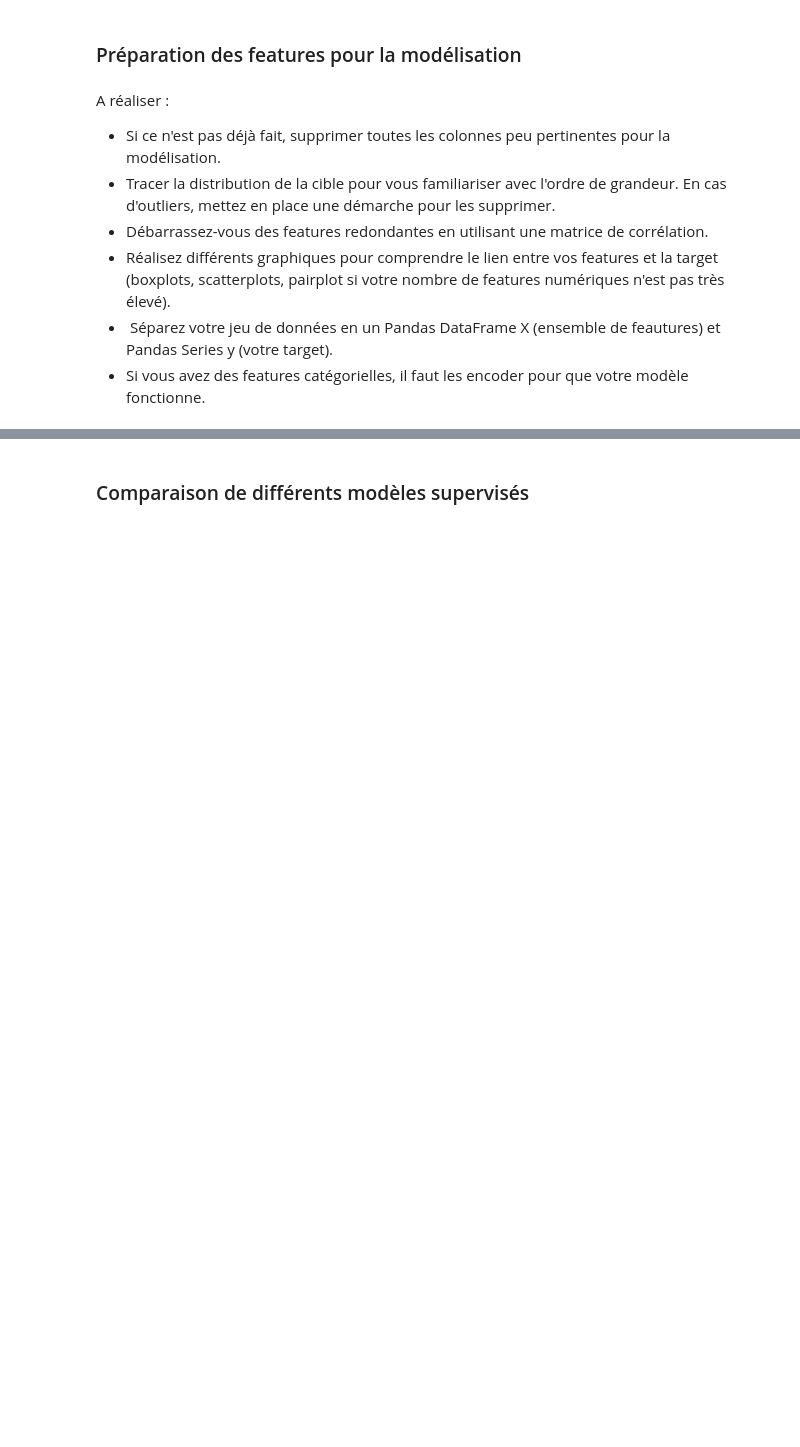
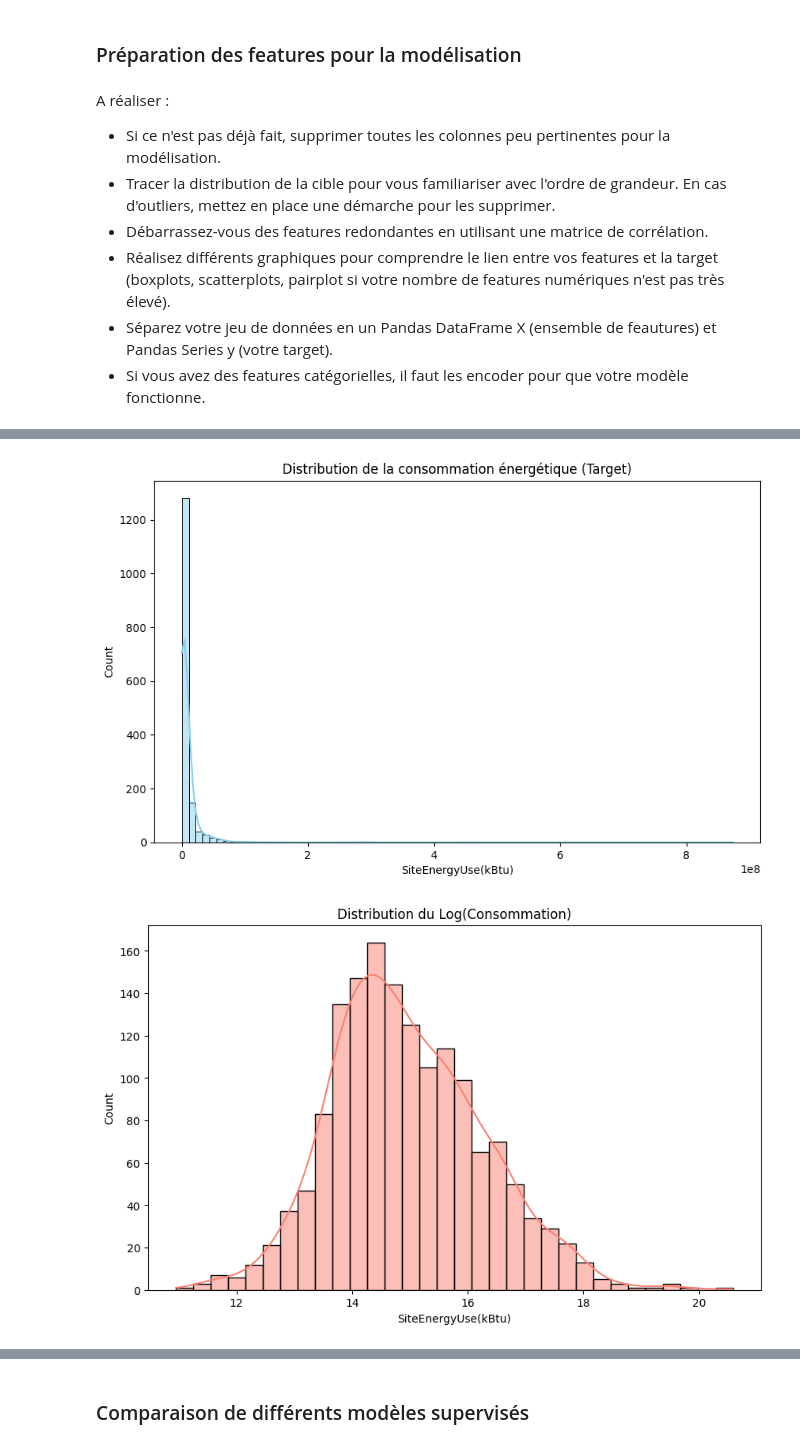
Before and after one commit to AxelFB1992/projet6, a Jupyter notebook: template_modelisation_supervisee.ipynb, the cells around one changed output, grey strips where cells are left out. Cells and saved outputs as stored; diff of their text form; code cells hidden in the pictures; blank space fills up the shorter version.

```diff
--- a/template_modelisation_supervisee.ipynb
+++ b/template_modelisation_supervisee.ipynb
@@ -1628,0 +1843,16 @@ A réaliser :
+# %%
+
+# Visualisation de la distribution
+plt.figure(figsize=(10, 6))
+sns.histplot(filtered_21_building_consumption['SiteEnergyUse(kBtu)'], kde=True, color='skyblue')
+plt.title("Distribution de la consommation énergétique (Target)")
+plt.show()
+
+# Test de la transformation logarithmique (très souvent recommandée)
+plt.figure(figsize=(10, 6))
+sns.histplot(np.log1p(filtered_21_building_consumption['SiteEnergyUse(kBtu)']), kde=True, color='salmon')
+plt.title("Distribution du Log(Consommation)")
+plt.show()
+# %% [output]
+[figure, added]
+[figure, added]
```
Also changed, not shown: parts of 36 cells of this notebook.
